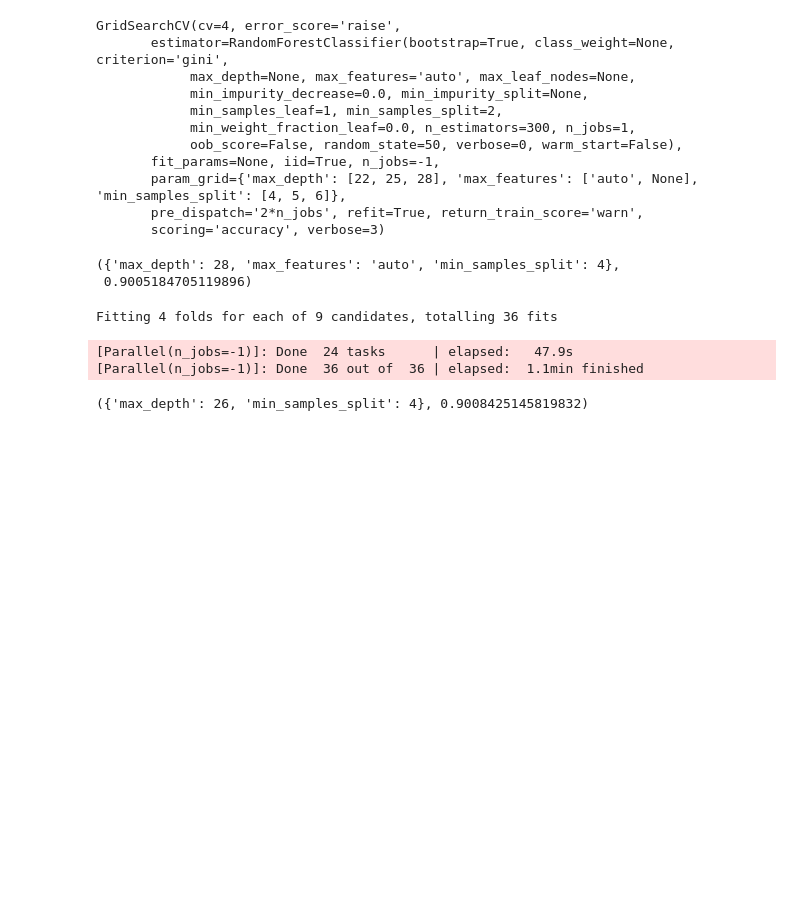
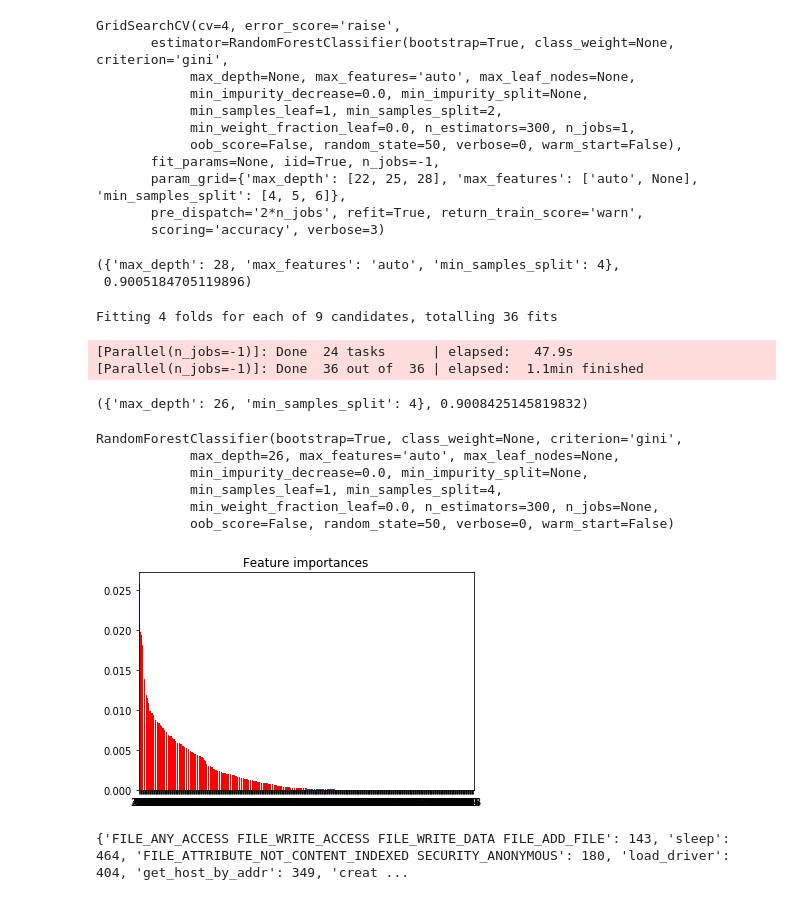
Before and after one commit to emilyjia/cs181-s19-practicals, a Jupyter notebook: P2/tuning.ipynb, the cells around one changed output. Saved outputs shown, nothing was run; the diff lists cells and outputs as text; code cells hidden in the pictures; blank space fills up the shorter version.

```diff
--- a/P2/tuning.ipynb
+++ b/P2/tuning.ipynb
@@ -192,7 +207,7 @@ def system_call_count_feats(tree):
             c[el.tag] += 1
     return c
 # %%
-ffs = [first_last_system_call_feats, system_call_count_feats, count_all_reasons, count_all_flags, count_all_sleep, count_all_attrib]
+ffs = [count_file_hash, count_src_hash, count_all_reasons, count_all_attrib, count_all_sleep, first_last_system_call_feats, system_call_count_feats]
 X_train, global_feat_dict, t_train, train_ids = extract_feats(ffs, "train")
 # %%
 params = {'max_depth': [5, 10, 25, None],
@@ -267,3 +267,14 @@ X_test,_,t_ignore,test_ids = extract_feats(ffs, "test", global_feat_dict=global_
 preds = gs3.best_estimator_.predict(X_test)
 # %%
 util.write_predictions(preds, test_ids, "021.csv")
+# %%
+rfc = RandomForestClassifier(n_estimators=300, random_state=50, min_samples_split =4, max_depth = 26)
+# %%
+rfc.fit(X_train, t_train)
+# %% [output]
+RandomForestClassifier(bootstrap=True, class_weight=None, criterion='gini',
+            max_depth=26, max_features='auto', max_leaf_nodes=None,
+            min_impurity_decrease=0.0, min_impurity_split=None,
+            min_samples_leaf=1, min_samples_split=4,
+            min_weight_fraction_leaf=0.0, n_estimators=300, n_jobs=None,
+            oob_score=False, random_state=50, verbose=0, warm_start=False)
@@ -269,0 +285,18 @@ util.write_predictions(preds, test_ids, "021.csv")
+# %%
+import matplotlib.pyplot as plt
+%matplotlib inline
+importances = rfc.feature_importances_
+indices = np.argsort(importances)[::-1]
+plt.figure()
+plt.title("Feature importances")
+plt.bar(range(X_train.shape[1]), importances[indices],
+       color="r", align="center")
+plt.xticks(range(X_train.shape[1]), indices)
+plt.xlim([-1, X_train.shape[1]])
+plt.show()
+# %% [output]
+[figure, added]
+# %%
+print global_feat_dict
+# %% [output]
+{'FILE_ANY_ACCESS FILE_WRITE_ACCESS FILE_WRITE_DATA FILE_ADD_FILE': 143, 'sleep': 464, 'FILE_ATTRIBUTE_NOT_CONTENT_INDEXED SECURITY_ANONYMOUS': 180, 'load_driver': 404, 'get_host_by_addr': 349, 'creat ...
```
Also changed, not shown: parts of 4 cells of this notebook, 4 other files.
